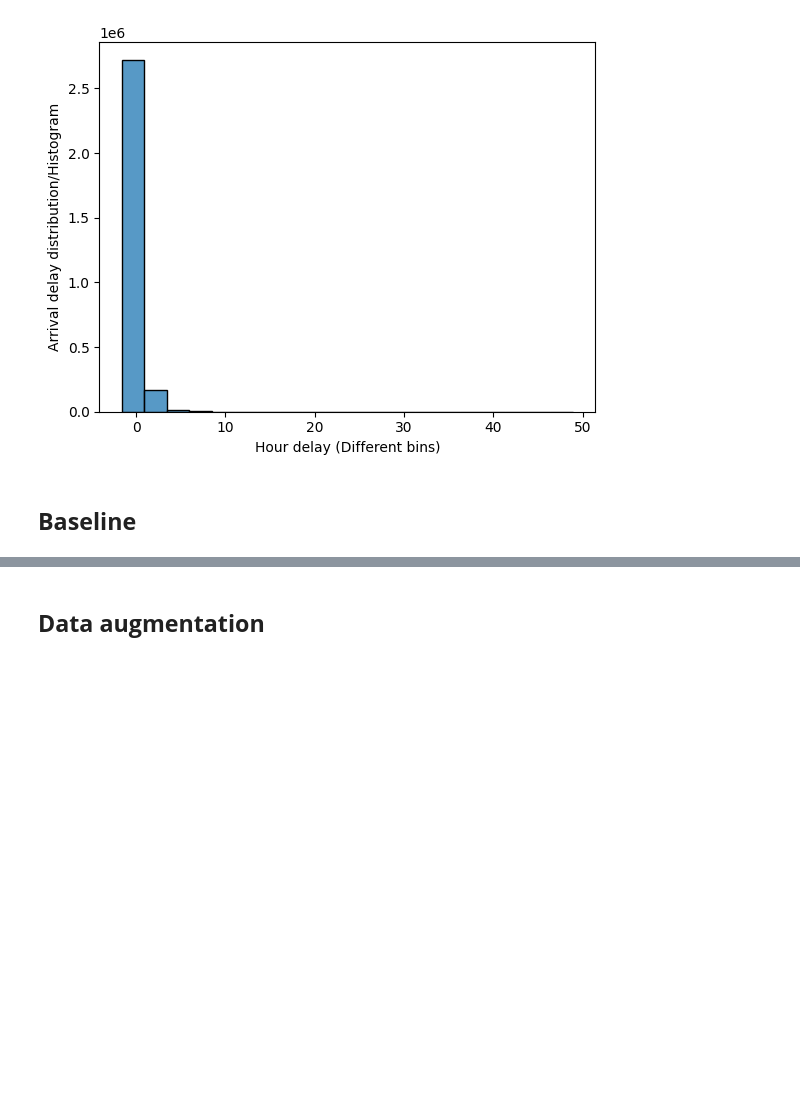
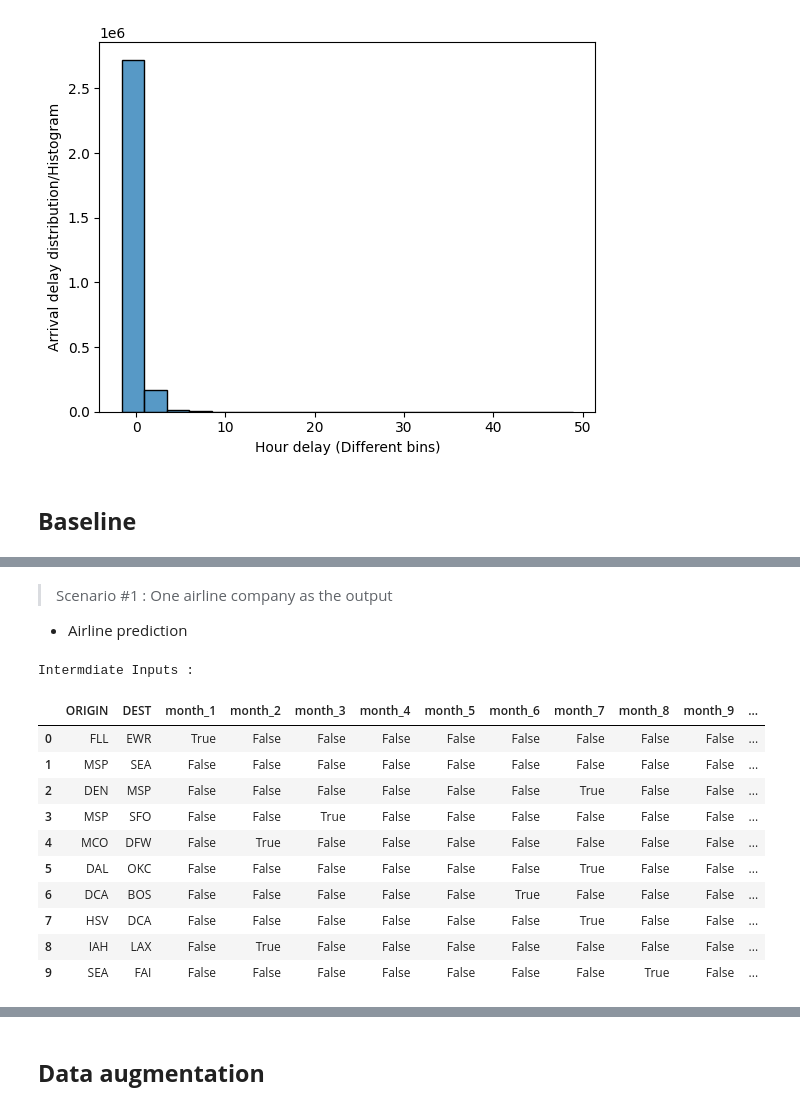
Before and after one commit to MBalogogGLemuel/Balogogg-portfolio.github.io, a Jupyter notebook: pages/FlightsDelaysandCancellation/2- Model.ipynb, the cells around one changed output, grey strips where cells are left out. Cells and saved outputs as stored; diff of their text form; code cells hidden in the pictures; blank space fills up the shorter version.

```diff
--- a/pages/FlightsDelaysandCancellation/2- Model.ipynb
+++ b/pages/FlightsDelaysandCancellation/2- Model.ipynb
@@ -71,31 +90,20 @@ display(df[mask].head(2))
 
 df.dropna(subset=['ARR_DELAY'], inplace=True)
 # %%
-# Time of arrival (HH) extraction
+# # Time of arrival (HH) extraction
 
-df['HOUR_SPLIT_ARR_CRS'] = df['CRS_ARR_TIME'].apply(
-    lambda x: int(str(x)[:1]) if len(str(x)) <= 3 else int(str(x)[:2])
-    ) # Then should be One hot encoded
+# df['HOUR_SPLIT_DEP_CRS'] = df['CRS_DEP_TIME'].apply(
+#     lambda x: int(str(x)[:1]) if len(str(x)) <= 3 else int(str(x)[:2])
+#     ) # Then should be One hot encoded
 # %%
-# discritizing of arrival time
+# discritizing of arrival delays (THE NEW OUTPUT !!!)  - Class
 
-bins = [-np.inf , 5 , 12 , 17 , np.inf]
-labels = ['Night 17 - 5' , 'Morning 5-12', 'Afternoon 12-17', 'Night 17-05']
-
-discritizier = preprocessing.FunctionTransformer(
+bins = [-np.inf, -0.9999, 3 , 50 , np.inf]
+labels = ['Early', 'Very Good', 'Bad', 'Cancelled']
+discritizer = preprocessing.FunctionTransformer(
              pd.cut, kw_args={'bins': bins, 'labels': labels, 'retbins': False}
              )
-df['ARR_TYPE_HOUR_CRS'] = discritizier.fit_transform(df['HOUR_SPLIT_ARR_CRS']
-                                                     )
+df['ARR_TYPE_DELAY'] = discritizer.fit_transform(df['ARR_DELAY']/60) # conversion in hour
-# %%
-# discritizing of arrival delays (THE NEW OUTPUT !!!)  - Class
-
-bins = [-np.inf, -0.9999, 3 , 50 , np.inf]
-labels = ['Early', 'Very Good', 'Bad', 'Cancelled']
-discritizier = preprocessing.FunctionTransformer(
-             pd.cut, kw_args={'bins': bins, 'labels': labels, 'retbins': False}
-             )
-df['ARR_TYPE_DELAY'] = discritizier.fit_transform(df['ARR_DELAY']/60) # conversion in hour
 # %%
 ## Output Analysis
 print(f"The number of occurrences of different classes :\n{df['ARR_TYPE_DELAY'].value_counts()} \n\nwhich means in %:\n{(df['ARR_TYPE_DELAY'].value_counts())/len(df)*100} ")
@@ -291,0 +132,2 @@ display(pd.DataFrame(out))
+# %%
+df_ohe = pd.get_dummies(df , columns=['month', 'day' , 'DEP_TIME_BIN' ] )
@@ -291,0 +140,25 @@ display(pd.DataFrame(out))
+# %% [markdown]
+> Scenario #1 : One airline company as the output
+
+- Airline prediction
+# %%
+# input and output splitting
+
+y_airline = df_ohe[[ 'AIRLINE_CODE' ]]
+X_airline = df_ohe.drop( [ 'AIRLINE' , 'ARR_DELAY', 'ORIGIN_CITY' , 'DEST_CITY' , 'AIRLINE_CODE' , 'ARR_TYPE_DELAY' ] , axis = 1 )
+
+print('\nIntermdiate Inputs :\n')
+display(X_airline.head(10))
+# %% [output]
+Intermdiate Inputs :
+|  | ORIGIN | DEST | month_1 | month_2 | month_3 | month_4 | month_5 | month_6 | month_7 | month_8 | month_9 | ... |
+| 0 | FLL | EWR | True | False | False | False | False | False | False | False | False | ... |
+| 1 | MSP | SEA | False | False | False | False | False | False | False | False | False | ... |
+| 2 | DEN | MSP | False | False | False | False | False | False | True | False | False | ... |
+| 3 | MSP | SFO | False | False | True | False | False | False | False | False | False | ... |
+| 4 | MCO | DFW | False | True | False | False | False | False | False | False | False | ... |
+| 5 | DAL | OKC | False | False | False | False | False | False | True | False | False | ... |
+| 6 | DCA | BOS | False | False | False | False | False | True | False | False | False | ... |
+| 7 | HSV | DCA | False | False | False | False | False | False | True | False | False | ... |
+| 8 | IAH | LAX | False | True | False | False | False | False | False | False | False | ... |
+| 9 | SEA | FAI | False | False | False | False | False | False | False | True | False | ... |
```
Also changed, not shown: parts of 43 cells of this notebook.
